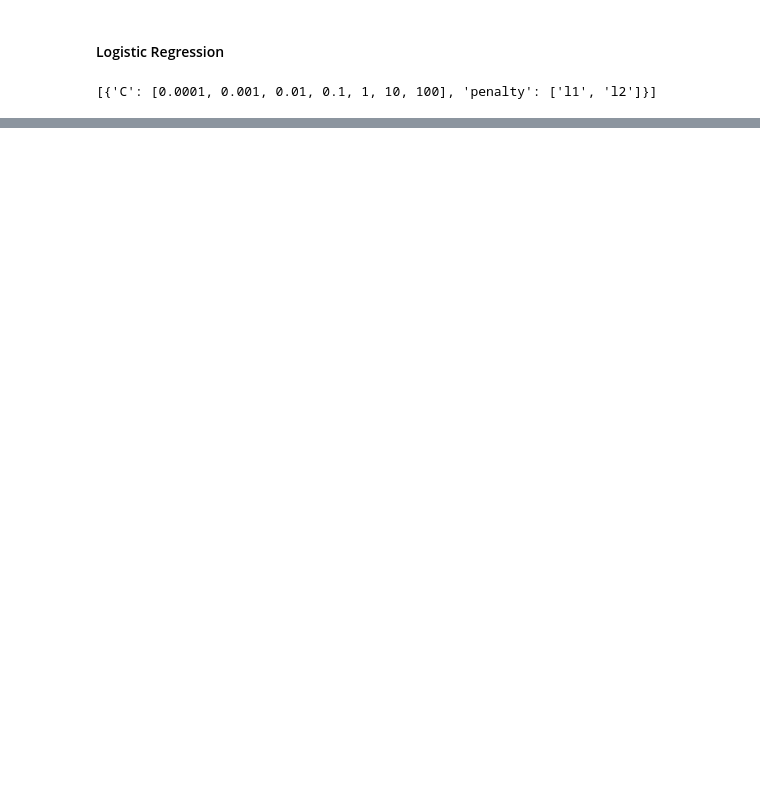
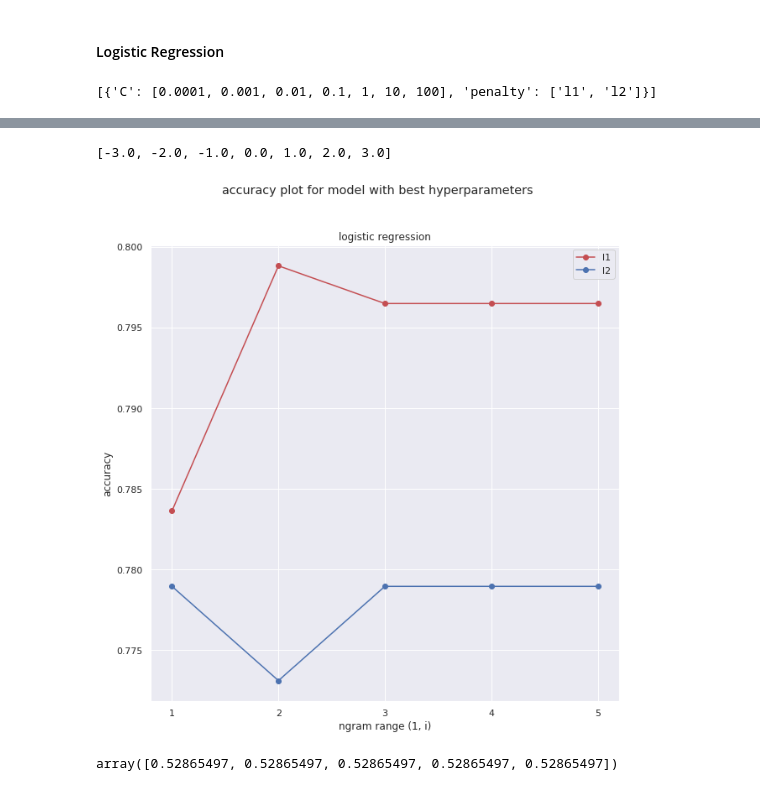
Before and after one commit to hizvi/researchML, a Jupyter notebook: edu/models/logreg.ipynb, the cells around one changed output, grey strips where cells are left out. Saved outputs shown, nothing was run; the diff lists cells and outputs as text; code cells hidden in the pictures; blank space fills up the shorter version.

```diff
--- a/edu/models/logreg.ipynb
+++ b/edu/models/logreg.ipynb
@@ -91,0 +191,21 @@ Text(89.18, 0.5, 'predicted label')
+# %%
+C = [0.001, 0.01, 0.1, 1, 10, 100, 1000]
+preds2, acc2 = [], []
+
+for ngram in range(5):
+    print('==========> NGRAM RANGE ( 1 ,', ngram+1, ')')
+    c_data = dataset[ngram]
+    X_train, y_train, X_test, y_test = \
+        c_data['X_train'], c_data['y_train'], c_data['X_test'], c_data['y_test']
+    p, a = [], []
+    for c in C:
+        lr1 = LogisticRegression(penalty='l2',
+                                 C=c, random_state=42,
+                                 solver='liblinear')
+
+        lr1.fit(X_train, y_train)
+
+        p.append(lr1.predict(X_test))
+        a.append(lr1.score(X_test, y_test))
+
+    preds2.append(p); acc2.append(a)
@@ -91,0 +240,32 @@ Text(89.18, 0.5, 'predicted label')
+# %%
+C = [0.001, 0.01, 0.1, 1, 10, 100, 1000]
+[math.log10(c) for c in C]
+# %% [output]
+[-3.0, -2.0, -1.0, 0.0, 1.0, 2.0, 3.0]
+# %%
+fig = plt.figure(figsize=(10, 10))
+fig.suptitle('accuracy plot for model with best hyperparameters')
+ax = plt.subplot(111)
+ax.set_title('logistic regression')
+x = list(range(1,6)) # use later: list(range(1, len(C) + 1)), acc2[:,1]) for i in range(len(acc2)
+acc = np.array(acc)
+acc2 = np.array(acc2)
+
+ax.plot(x, [max(a) for a in acc], 'ro-', label='l1')
+ax.plot(x, [max(a) for a in acc2], 'bo-', label='l2')
+
+ax.legend()
+
+plt.xlabel('ngram range (1, i)')
+plt.xticks(x)
+plt.ylabel('accuracy')
+plt.show()
+
+fig.savefig('lr_accuracy_plot.png')
+# %% [output]
+[figure, added]
+# %%
+for i in range (len)
+    np.array(acc)[:,0]
+# %% [output]
+array([0.52865497, 0.52865497, 0.52865497, 0.52865497, 0.52865497])
```
Also changed, not shown: parts of 18 cells of this notebook, 11 other files.
